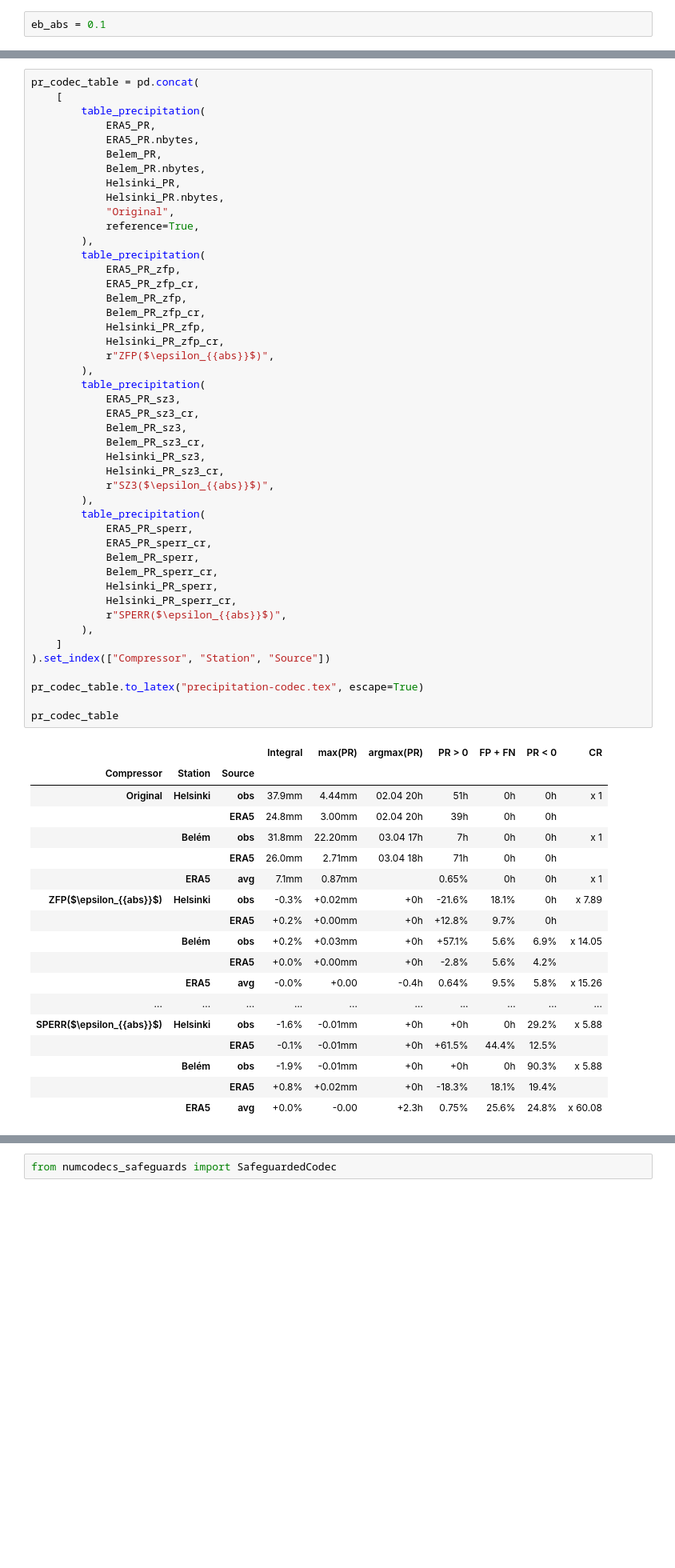
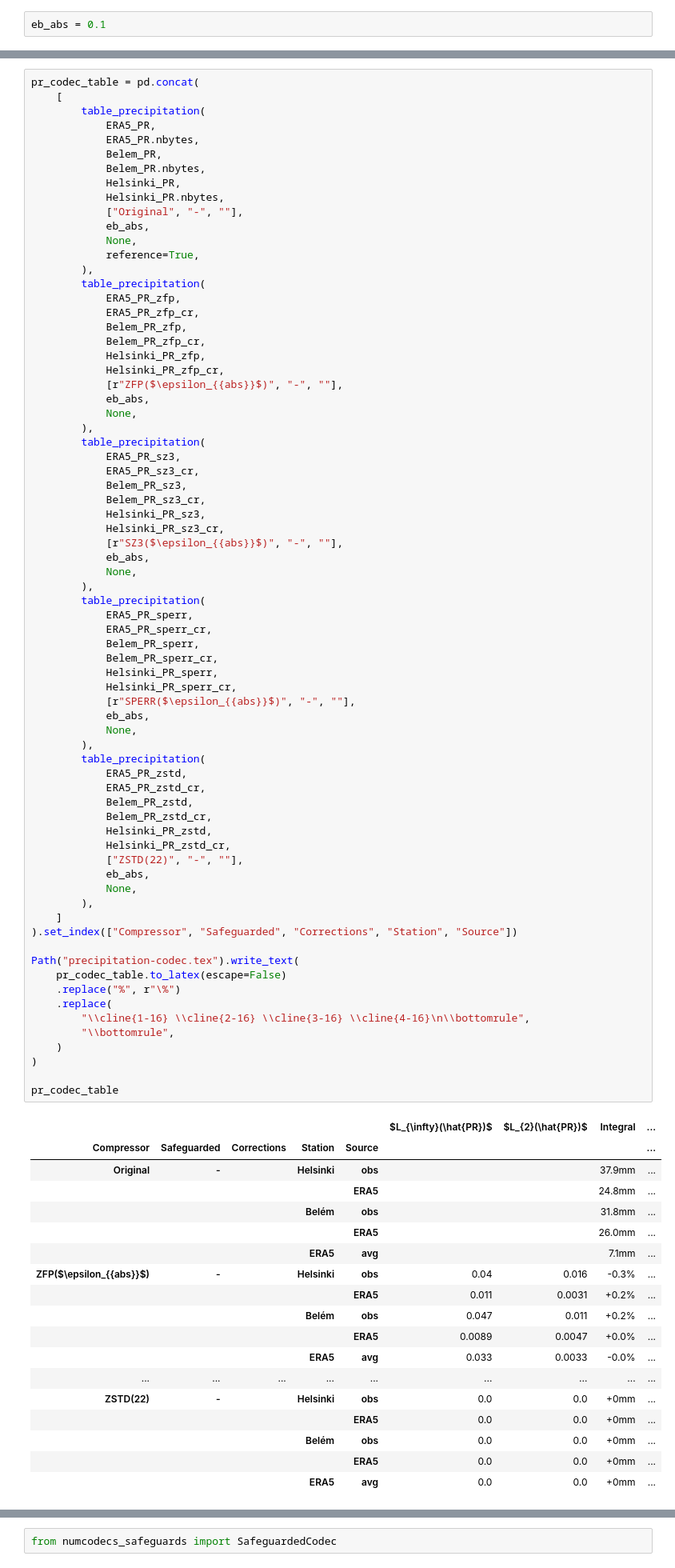
Before and after one commit to juntyr/compression-safeguards, a Jupyter notebook: examples/precipitation.ipynb, the cells around one changed output, grey strips where cells are left out. Shown at 80% size. Cells and saved outputs as stored; diff of their text form; blank space fills up the shorter version.

Commit message:
Clean up the precipitation example

```diff
--- a/examples/precipitation.ipynb
+++ b/examples/precipitation.ipynb
@@ -1237,61 +1522,87 @@ pr_codec_table = pd.concat(
             Belem_PR.nbytes,
             Helsinki_PR,
             Helsinki_PR.nbytes,
-            "Original",
+            ["Original", "-", ""],
+            eb_abs,
+            None,
             reference=True,
         ),
         table_precipitation(
             ERA5_PR_zfp,
             ERA5_PR_zfp_cr,
             Belem_PR_zfp,
             Belem_PR_zfp_cr,
             Helsinki_PR_zfp,
             Helsinki_PR_zfp_cr,
-            r"ZFP($\epsilon_{{abs}}$)",
+            [r"ZFP($\epsilon_{{abs}}$)", "-", ""],
+            eb_abs,
+            None,
         ),
         table_precipitation(
             ERA5_PR_sz3,
             ERA5_PR_sz3_cr,
             Belem_PR_sz3,
             Belem_PR_sz3_cr,
             Helsinki_PR_sz3,
             Helsinki_PR_sz3_cr,
-            r"SZ3($\epsilon_{{abs}}$)",
+            [r"SZ3($\epsilon_{{abs}}$)", "-", ""],
+            eb_abs,
+            None,
         ),
         table_precipitation(
             ERA5_PR_sperr,
             ERA5_PR_sperr_cr,
             Belem_PR_sperr,
             Belem_PR_sperr_cr,
             Helsinki_PR_sperr,
             Helsinki_PR_sperr_cr,
-            r"SPERR($\epsilon_{{abs}}$)",
+            [r"SPERR($\epsilon_{{abs}}$)", "-", ""],
+            eb_abs,
+            None,
+        ),
+        table_precipitation(
+            ERA5_PR_zstd,
+            ERA5_PR_zstd_cr,
+            Belem_PR_zstd,
+            Belem_PR_zstd_cr,
+            Helsinki_PR_zstd,
+            Helsinki_PR_zstd_cr,
+            ["ZSTD(22)", "-", ""],
+            eb_abs,
+            None,
         ),
     ]
-).set_index(["Compressor", "Station", "Source"])
+).set_index(["Compressor", "Safeguarded", "Corrections", "Station", "Source"])
 
-pr_codec_table.to_latex("precipitation-codec.tex", escape=True)
+Path("precipitation-codec.tex").write_text(
+    pr_codec_table.to_latex(escape=False)
+    .replace("%", r"\%")
+    .replace(
+        "\\cline{1-16} \\cline{2-16} \\cline{3-16} \\cline{4-16}\n\\bottomrule",
+        "\\bottomrule",
+    )
+)
 
 pr_codec_table
 # %% [output]
-|  |  |  | Integral | max(PR) | argmax(PR) | PR > 0 | FP + FN | PR < 0 | CR |
-| Compressor | Station | Source |  |  |  |  |  |  |  |
-| Original | Helsinki | obs | 37.9mm | 4.44mm | 02.04 20h | 51h | 0h | 0h | x 1 |
-|  |  | ERA5 | 24.8mm | 3.00mm | 02.04 20h | 39h | 0h | 0h |  |
-|  | Belém | obs | 31.8mm | 22.20mm | 03.04 17h | 7h | 0h | 0h | x 1 |
-|  |  | ERA5 | 26.0mm | 2.71mm | 03.04 18h | 71h | 0h | 0h |  |
-|  | ERA5 | avg | 7.1mm | 0.87mm |  | 0.65% | 0h | 0h | x 1 |
-| ZFP($\epsilon_{{abs}}$) | Helsinki | obs | -0.3% | +0.02mm | +0h | -21.6% | 18.1% | 0h | x 7.89 |
-|  |  | ERA5 | +0.2% | +0.00mm | +0h | +12.8% | 9.7% | 0h |  |
-|  | Belém | obs | +0.2% | +0.03mm | +0h | +57.1% | 5.6% | 6.9% | x 14.05 |
-|  |  | ERA5 | +0.0% | +0.00mm | +0h | -2.8% | 5.6% | 4.2% |  |
-|  | ERA5 | avg | -0.0% | +0.00 | -0.4h | 0.64% | 9.5% | 5.8% | x 15.26 |
-| ... | ... | ... | ... | ... | ... | ... | ... | ... | ... |
-| SPERR($\epsilon_{{abs}}$) | Helsinki | obs | -1.6% | -0.01mm | +0h | +0h | 0h | 29.2% | x 5.88 |
-|  |  | ERA5 | -0.1% | -0.01mm | +0h | +61.5% | 44.4% | 12.5% |  |
-|  | Belém | obs | -1.9% | -0.01mm | +0h | +0h | 0h | 90.3% | x 5.88 |
-|  |  | ERA5 | +0.8% | +0.02mm | +0h | -18.3% | 18.1% | 19.4% |  |
-|  | ERA5 | avg | +0.0% | -0.00 | +2.3h | 0.75% | 25.6% | 24.8% | x 60.08 |
+|  |  |  |  |  | $L_{\infty}(\hat{PR})$ | $L_{2}(\hat{PR})$ | Integral | ... |
+| Compressor | Safeguarded | Corrections | Station | Source |  |  |  | ... |
+| Original | - |  | Helsinki | obs |  |  | 37.9mm | ... |
+|  |  |  |  | ERA5 |  |  | 24.8mm | ... |
+|  |  |  | Belém | obs |  |  | 31.8mm | ... |
+|  |  |  |  | ERA5 |  |  | 26.0mm | ... |
+|  |  |  | ERA5 | avg |  |  | 7.1mm | ... |
+| ZFP($\epsilon_{{abs}}$) | - |  | Helsinki | obs | 0.04 | 0.016 | -0.3% | ... |
+|  |  |  |  | ERA5 | 0.011 | 0.0031 | +0.2% | ... |
+|  |  |  | Belém | obs | 0.047 | 0.011 | +0.2% | ... |
+|  |  |  |  | ERA5 | 0.0089 | 0.0047 | +0.0% | ... |
+|  |  |  | ERA5 | avg | 0.033 | 0.0033 | -0.0% | ... |
+| ... | ... | ... | ... | ... | ... | ... | ... | ... |
+| ZSTD(22) | - |  | Helsinki | obs | 0.0 | 0.0 | +0mm | ... |
+|  |  |  |  | ERA5 | 0.0 | 0.0 | +0mm | ... |
+|  |  |  | Belém | obs | 0.0 | 0.0 | +0mm | ... |
+|  |  |  |  | ERA5 | 0.0 | 0.0 | +0mm | ... |
+|  |  |  | ERA5 | avg | 0.0 | 0.0 | +0mm | ... |
 # %% [markdown]
 ## Compressing precipitation with the safeguarded lossy compressors
 
```
Also changed, not shown: parts of 12 cells of this notebook.
